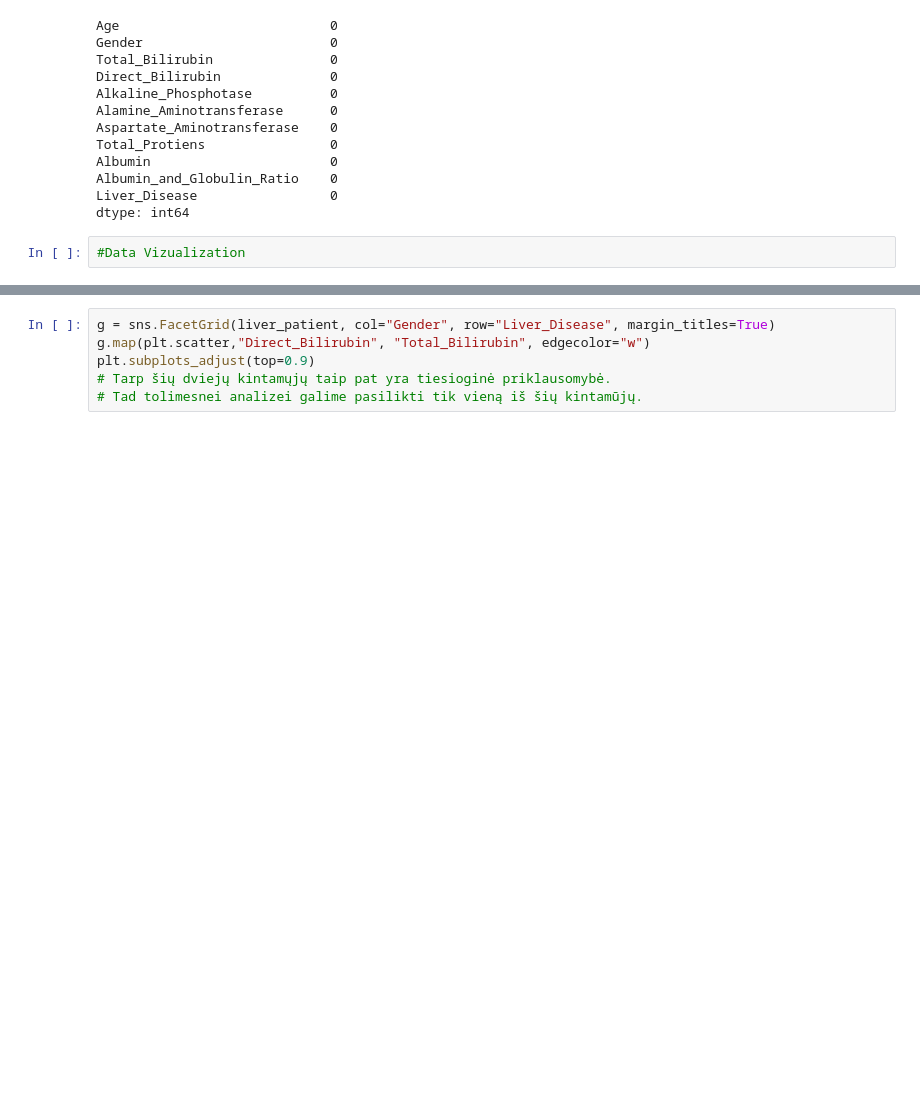
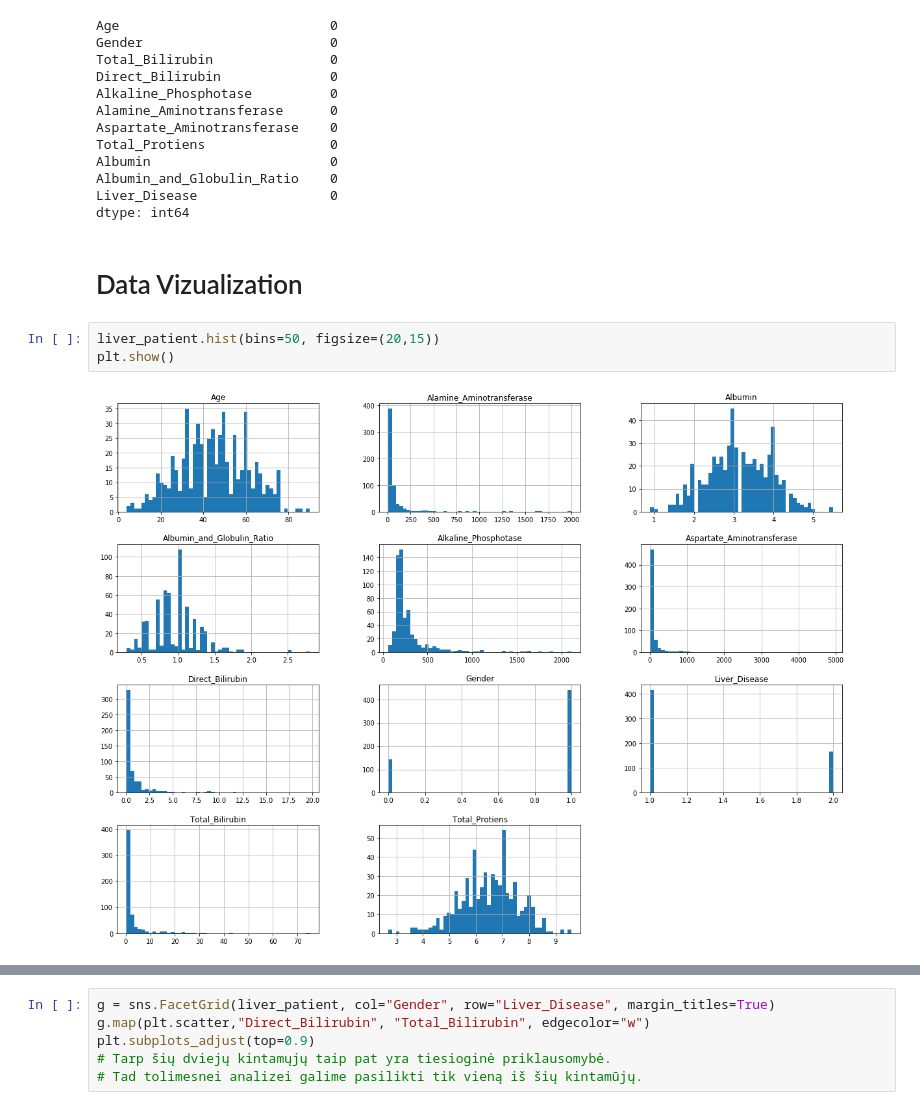
Before and after one commit to juna3977/Projektas, a Jupyter notebook: projektas.ipynb, the cells around one changed output, grey strips where cells are left out. Drawn from its saved outputs; the diff is of its cells as text; blank space fills up the shorter version.

```diff
--- a/projektas.ipynb
+++ b/projektas.ipynb
@@ -106,8 +123,13 @@ Albumin                       0
 Albumin_and_Globulin_Ratio    0
 Liver_Disease                 0
 dtype: int64
-# %%
-#Data Vizualization
+# %% [markdown]
+# Data Vizualization
+# %%
+liver_patient.hist(bins=50, figsize=(20,15))
+plt.show()
+# %% [output]
+[figure, added]
 # %%
 sns.countplot(data=liver_patient, x = 'Liver_Disease', label='Count')
 
```
Also changed, not shown: parts of 21 cells of this notebook, 2 other files.
